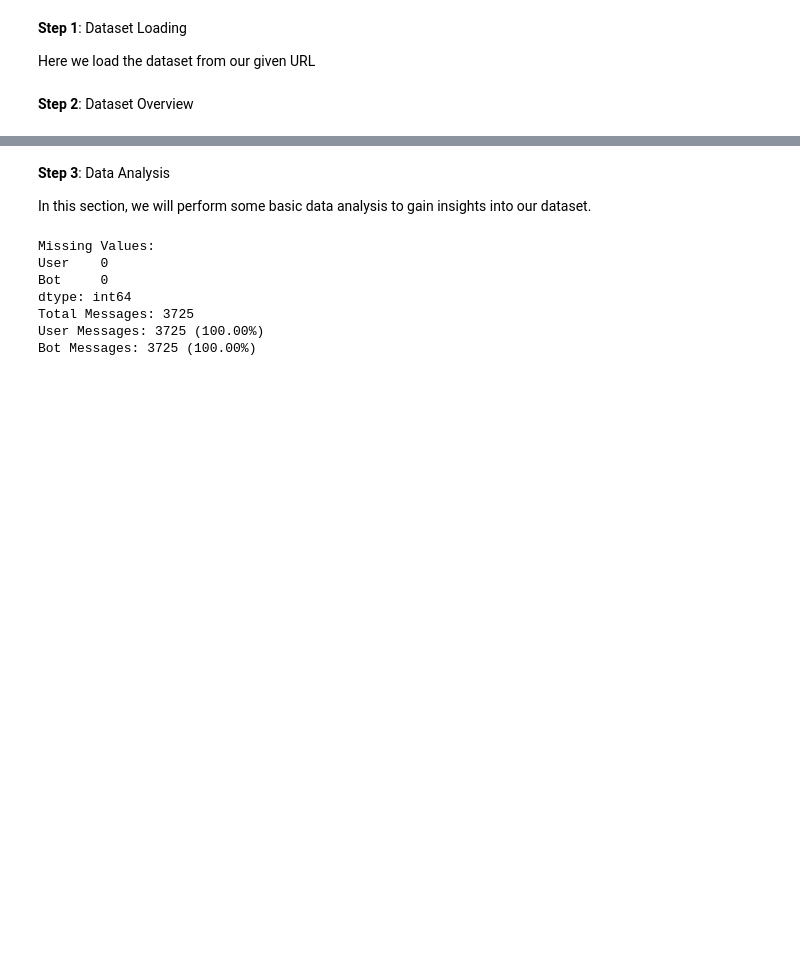
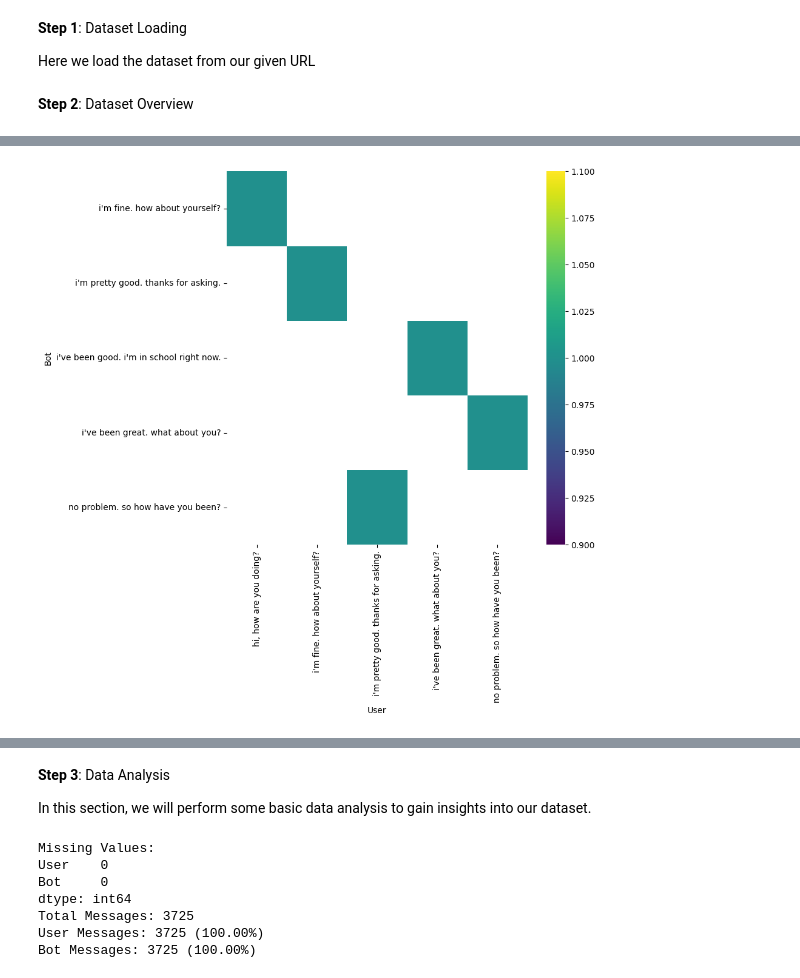
Before and after one commit to vallarasunm/AI-Chatbot-using-Python, a Jupyter notebook: AI_Phase_3.ipynb, the cells around one changed output, grey strips where cells are left out. Cells and saved outputs as stored; diff of their text form; code cells hidden in the pictures; blank space fills up the shorter version.

```diff
--- a/AI_Phase_3.ipynb
+++ b/AI_Phase_3.ipynb
@@ -37,0 +38,14 @@ data.head()
+# %%
+from matplotlib import pyplot as plt
+import seaborn as sns
+import pandas as pd
+plt.subplots(figsize=(8, 8))
+df_2dhist = pd.DataFrame({
+    x_label: grp['Bot'].value_counts()
+    for x_label, grp in _df_2.groupby('User')
+})
+sns.heatmap(df_2dhist, cmap='viridis')
+plt.xlabel('User')
+_ = plt.ylabel('Bot')
+# %% [output]
+[figure, added]
```
Also changed, not shown: parts of 14 cells of this notebook.
